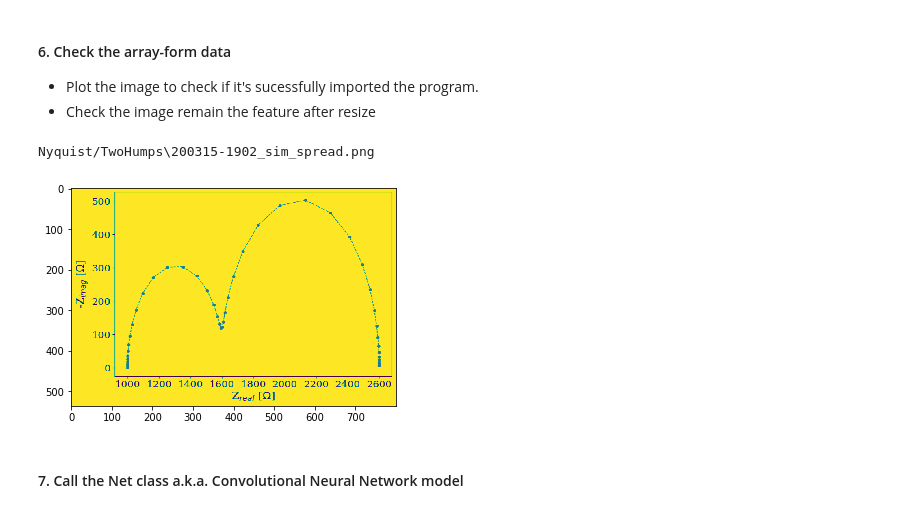
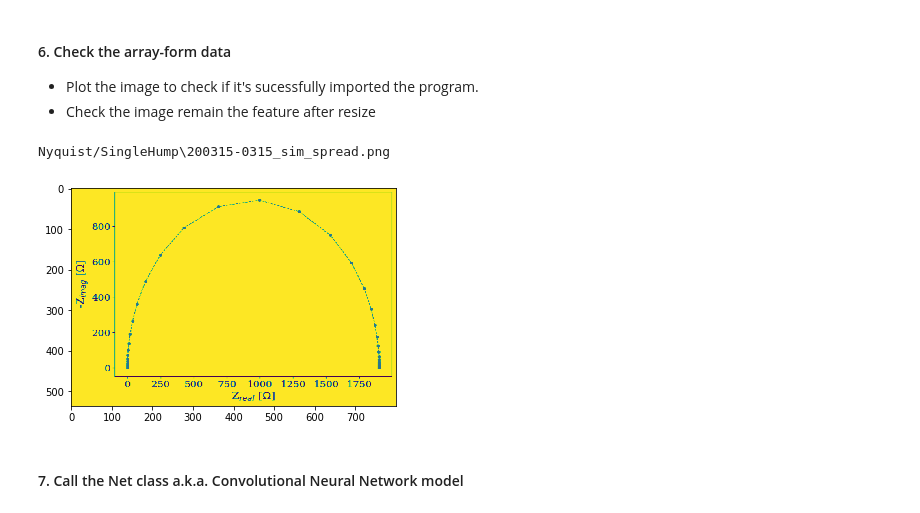
Before and after one commit to EISy-as-Py/eisy, a Jupyter notebook: examples/CNN_Model_tutorial.ipynb, the cells around one changed output. Drawn from its saved outputs; the diff is of its cells as text; code cells hidden in the pictures.

```diff
--- a/examples/CNN_Model_tutorial.ipynb
+++ b/examples/CNN_Model_tutorial.ipynb
@@ -48,10 +48,10 @@ Size of image(after rescale): 800 x 536
 * Plot the image to check if it's sucessfully imported the program.
 * Check the image remain the feature after resize
 # %%
-cnn.ploting_data(training_data, 1)
+cnn.plotting_data(training_data, 1)
 # %% [output]
-Nyquist/TwoHumps\200315-1902_sim_spread.png
+Nyquist/SingleHump\200315-0315_sim_spread.png
-[figure, old version]
+[figure, new version]
 # %% [markdown]
 #### 7. Call the Net class a.k.a. Convolutional Neural Network model
 # %%
```
Also changed, not shown: parts of 12 cells of this notebook.
